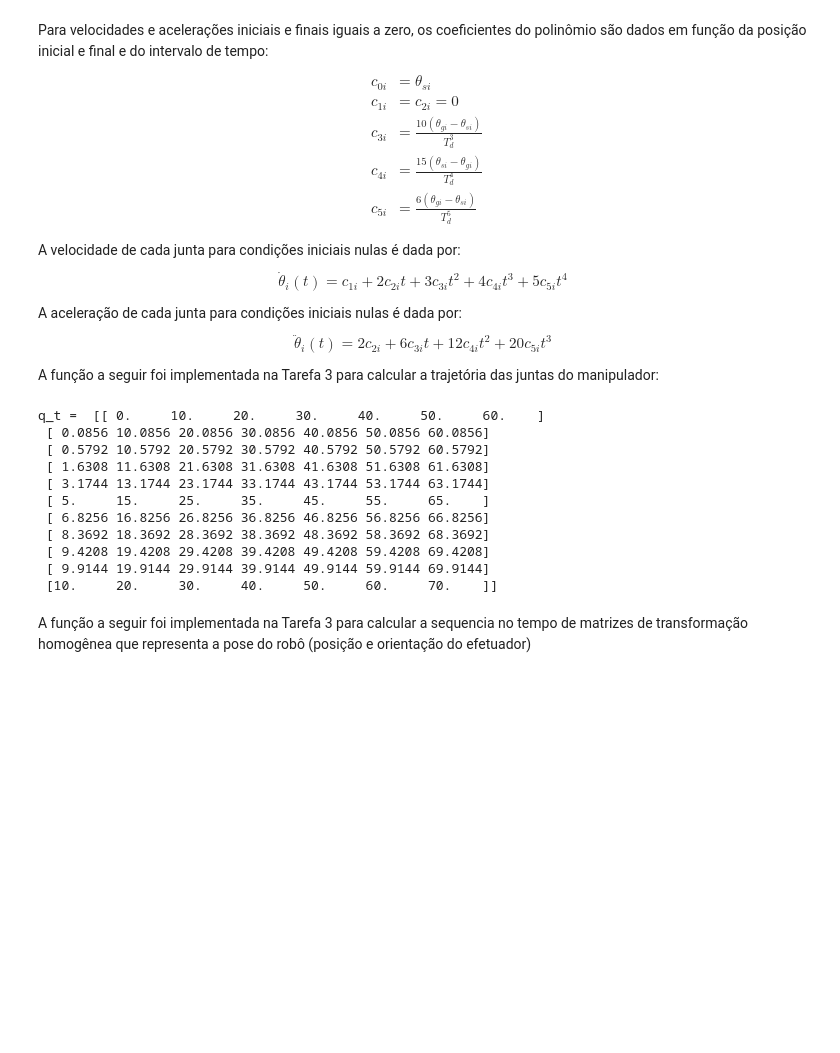
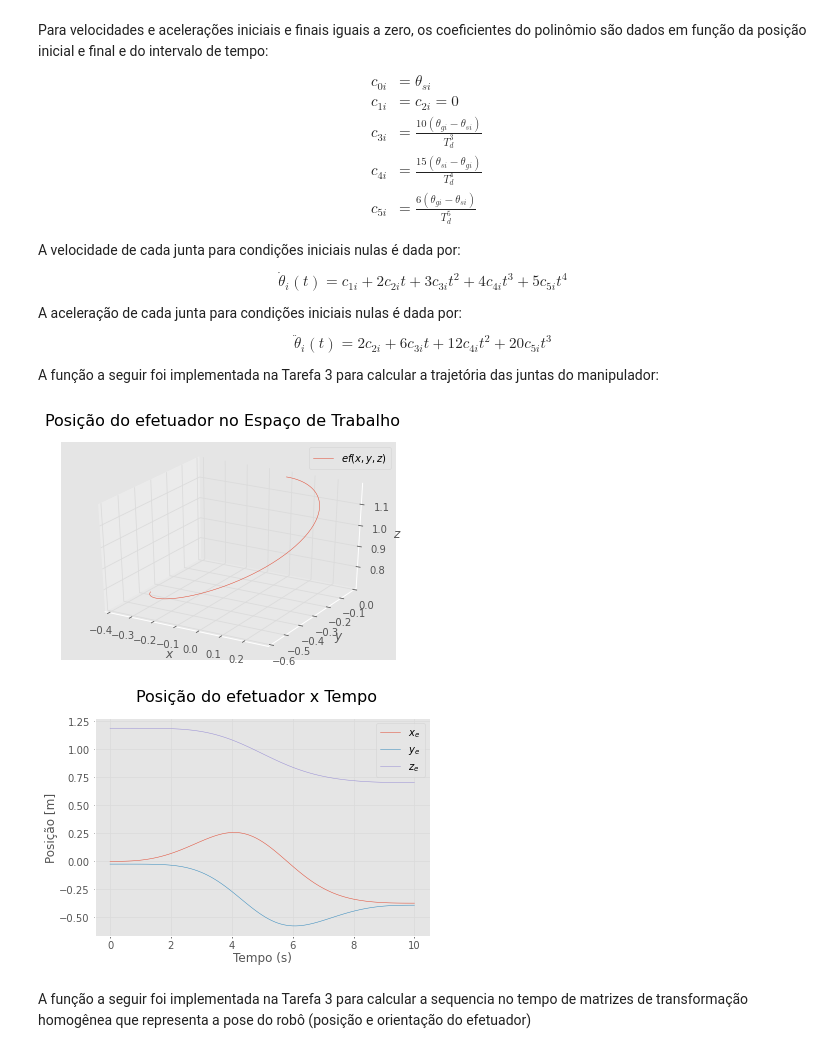
Before and after one commit to RafaelBaquero/lab-robos-manip, a Jupyter notebook: sel0634_tarefa6_2022.ipynb, the cells around one changed output. Cells and saved outputs as stored; diff of their text form; code cells hidden in the pictures; blank space fills up the shorter version.

```diff
--- a/sel0634_tarefa6_2022.ipynb
+++ b/sel0634_tarefa6_2022.ipynb
@@ -116,49 +116,43 @@ def calcular_trajetoria(theta_s, theta_g, Td, dt):
     #print(c3)
 
     #here adjust MxN dimensions
     # https://numpy.org/doc/stable/user/basics.broadcasting.html
     # https://numpy.org/doc/stable/reference/generated/numpy.tile.html?highlight=numpy%20tile#numpy.tile
 
     tVec = np.transpose(np.tile(t,(N,1)))
     tVec2 = np.transpose(np.tile(t2,(N,1)))
     tVec3 = np.transpose(np.tile(t3,(N,1)))
     tVec4 = np.transpose(np.tile(t4,(N,1)))
     tVec5 = np.transpose(np.tile(t5,(N,1)))
 
     onesVec = np.ones((M,N))
 
     #print(tVec2)
     #print("M =",M)
     #print(tVec*c1[np.newaxis,:])
 
     theta_t = onesVec*c0[np.newaxis,:] + tVec*c1[np.newaxis,:] + tVec2*c2[np.newaxis,:] + tVec3*c3[np.newaxis,:] + tVec4*c4[np.newaxis,:] + tVec5*c5[np.newaxis,:]
     dtheta_t = onesVec*c1[np.newaxis,:] + 2*tVec*c2[np.newaxis,:] + 3*tVec2*c3[np.newaxis,:] + 4*tVec3*c4[np.newaxis,:] + 5*tVec4*c5[np.newaxis,:]
     ddtheta_t = 2*onesVec*c2[np.newaxis,:] + 2*3*tVec*c3[np.newaxis,:] + 3*4*tVec2*c4[np.newaxis,:]+4*5*tVec3*c5[np.newaxis,:]
     return theta_t, dtheta_t, ddtheta_t
 
 # Testing the function
-q_s = np.array([0,10,20,30,40,50,60])*pi/180
-q_g = np.array([10,20,30,40,50,60,70])*pi/180
-Td = 1
+q_s = np.array([0,0,0,0,0,0,0]) # degrees
+q_s = (pi/180)*q_s  # convert to rad
+# q_g = np.array([90,90,0,-90,0,90,0])
+q_g = np.array([100,55,120,82,30,-90,150]) # degrees
+q_g = (pi/180)*q_g # convert to rad
+Td = 10
 dt = 0.1
 [theta1, theta2, theta3] = calcular_trajetoria(q_s,q_g,Td,dt)
-print("q_t = ",theta1*180/pi)
+# print("q_t = ",theta1*180/pi)
 
 # Multi-line edit: https://stackoverflow.com/questions/60053748/google-colab-edit-two-lines-at-the-same-time
 
-# plotar_trajetoria_cartesiano_resultado(robot1, theta1, dt, Td)
+#plotar_trajetoria_cartesiano_resultado(robot1, theta1, dt, Td)
 # %% [output]
-q_t =  [[ 0.     10.     20.     30.     40.     50.     60.    ]
- [ 0.0856 10.0856 20.0856 30.0856 40.0856 50.0856 60.0856]
- [ 0.5792 10.5792 20.5792 30.5792 40.5792 50.5792 60.5792]
- [ 1.6308 11.6308 21.6308 31.6308 41.6308 51.6308 61.6308]
- [ 3.1744 13.1744 23.1744 33.1744 43.1744 53.1744 63.1744]
- [ 5.     15.     25.     35.     45.     55.     65.    ]
- [ 6.8256 16.8256 26.8256 36.8256 46.8256 56.8256 66.8256]
- [ 8.3692 18.3692 28.3692 38.3692 48.3692 58.3692 68.3692]
- [ 9.4208 19.4208 29.4208 39.4208 49.4208 59.4208 69.4208]
- [ 9.9144 19.9144 29.9144 39.9144 49.9144 59.9144 69.9144]
- [10.     20.     30.     40.     50.     60.     70.    ]]
+[figure, added]
+[figure, added]
 # %% [markdown]
 A função a seguir foi implementada na Tarefa 3 para calcular a sequencia no tempo de matrizes de transformação homogênea que representa a pose do robô (posição e orientação do efetuador)
 # %%
```
Also changed, not shown: parts of 4 cells of this notebook.
